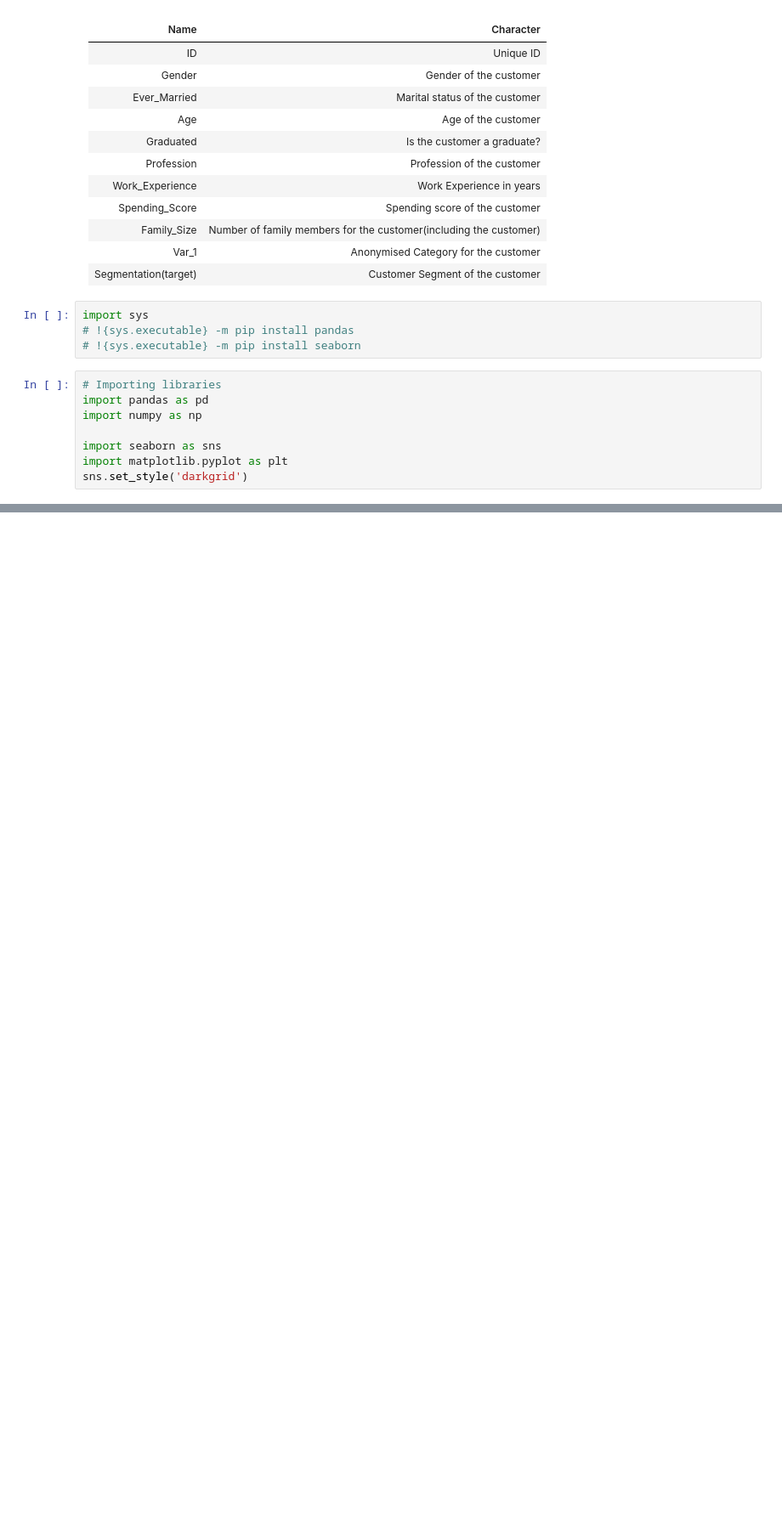
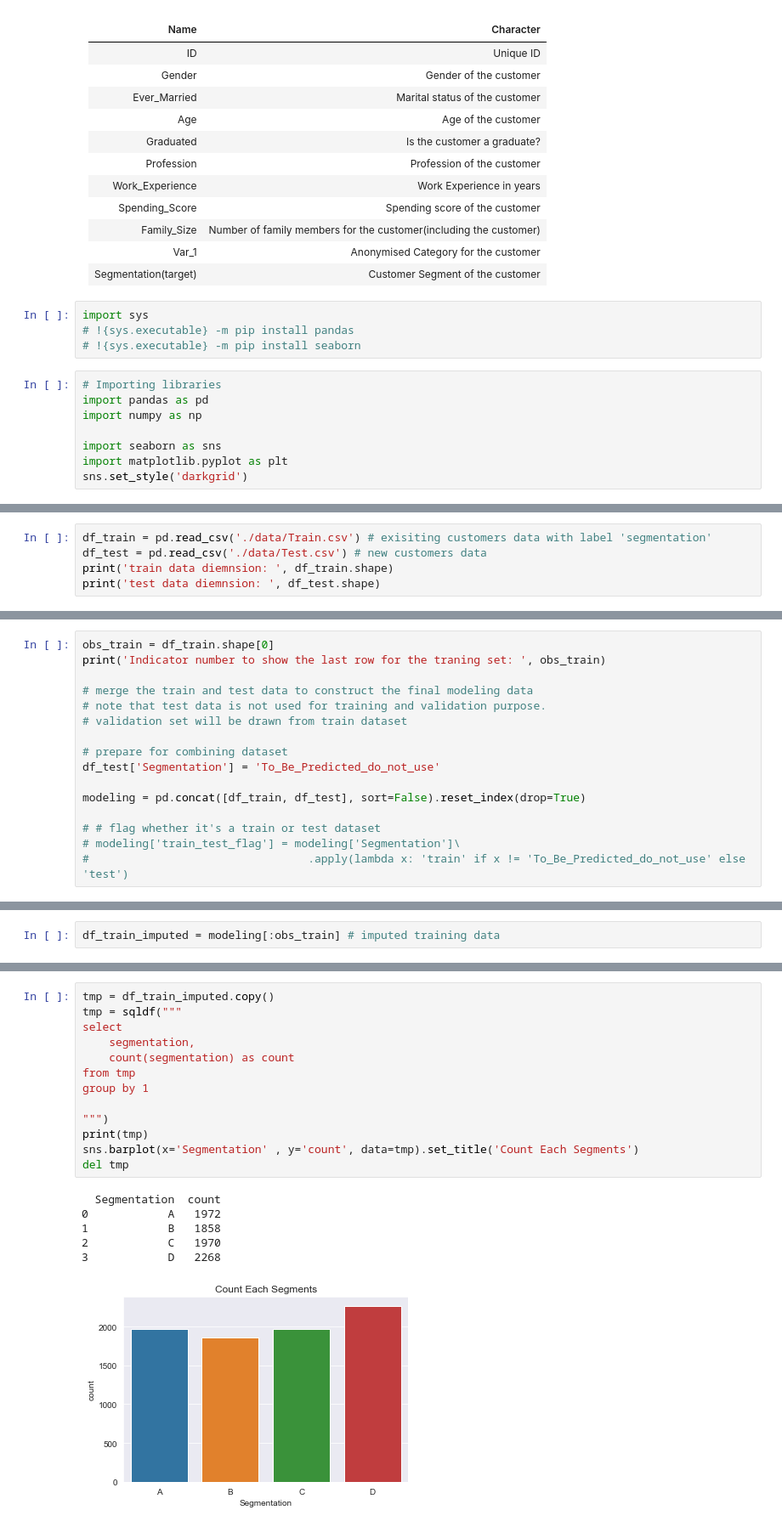
Before and after one commit to TsungChinHanKen/customer_expectation-tmp-, a Jupyter notebook: work.ipynb, the cells around one changed output, grey strips where cells are left out. Shown at 85% size. Cells and saved outputs as stored; diff of their text form; blank space fills up the shorter version.

```diff
--- a/work.ipynb
+++ b/work.ipynb
@@ -103,0 +48,5 @@ Name: Var_1, dtype: int64
+# %%
+df_train = pd.read_csv('./data/Train.csv') # exisiting customers data with label 'segmentation'
+df_test = pd.read_csv('./data/Test.csv') # new customers data
+print('train data diemnsion: ', df_train.shape)
+print('test data diemnsion: ', df_test.shape)
@@ -103,0 +145,16 @@ Name: Var_1, dtype: int64
+# %%
+obs_train = df_train.shape[0]
+print('Indicator number to show the last row for the traning set: ', obs_train)
+
+# merge the train and test data to construct the final modeling data
+# note that test data is not used for training and validation purpose.
+# validation set will be drawn from train dataset
+
+# prepare for combining dataset
+df_test['Segmentation'] = 'To_Be_Predicted_do_not_use'
+
+modeling = pd.concat([df_train, df_test], sort=False).reset_index(drop=True)
+
+# # flag whether it's a train or test dataset
+# modeling['train_test_flag'] = modeling['Segmentation']\
+#                                 .apply(lambda x: 'train' if x != 'To_Be_Predicted_do_not_use' else 'test')
@@ -103,0 +295,2 @@ Name: Var_1, dtype: int64
+# %%
+df_train_imputed = modeling[:obs_train] # imputed training data
@@ -103,0 +314,20 @@ Name: Var_1, dtype: int64
+# %%
+tmp = df_train_imputed.copy()
+tmp = sqldf("""
+select
+    segmentation,
+    count(segmentation) as count
+from tmp
+group by 1
+
+""")
+print(tmp)
+sns.barplot(x='Segmentation' , y='count', data=tmp).set_title('Count Each Segments')
+del tmp
+# %% [output]
+  Segmentation  count
+0            A   1972
+1            B   1858
+2            C   1970
+3            D   2268
+[figure, added]
```
Also changed, not shown: parts of 102 cells of this notebook.
